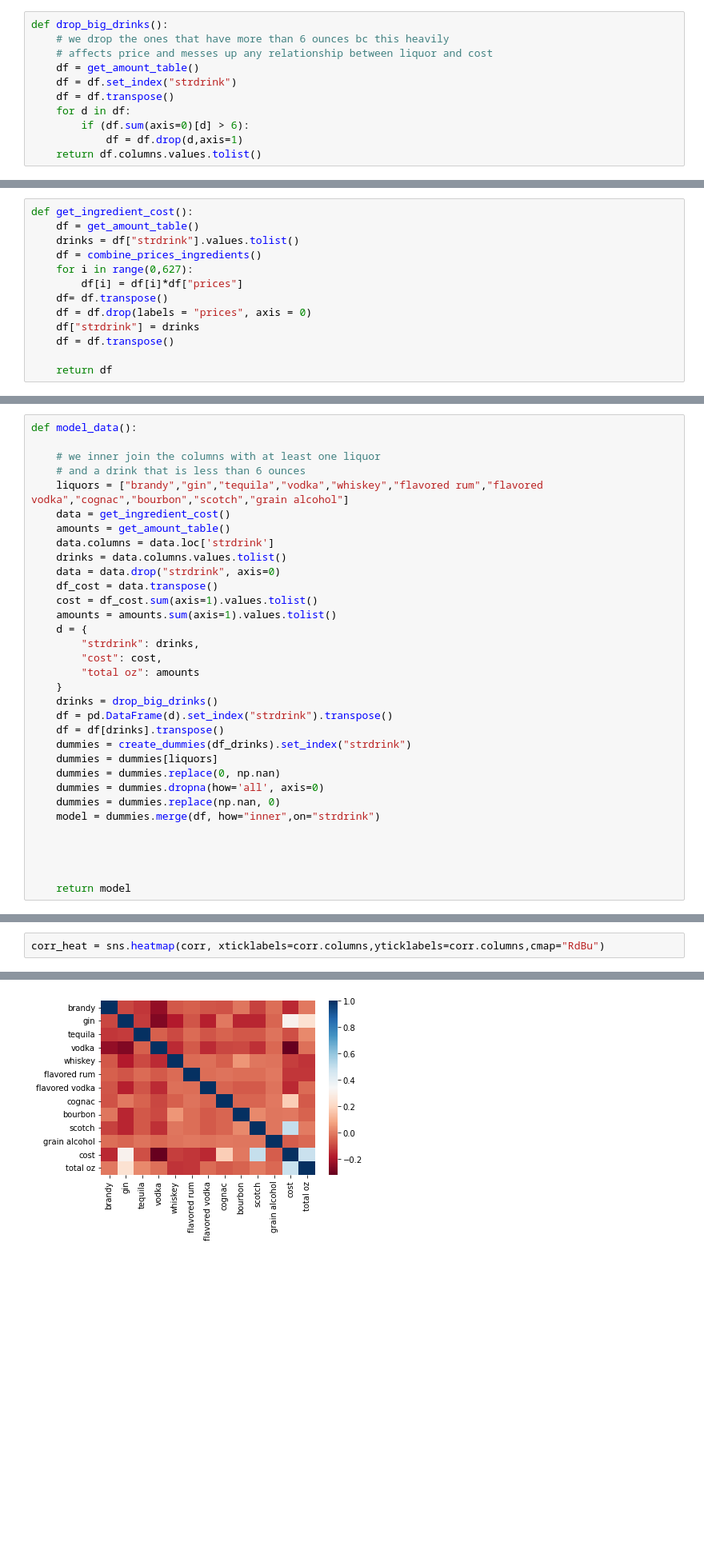
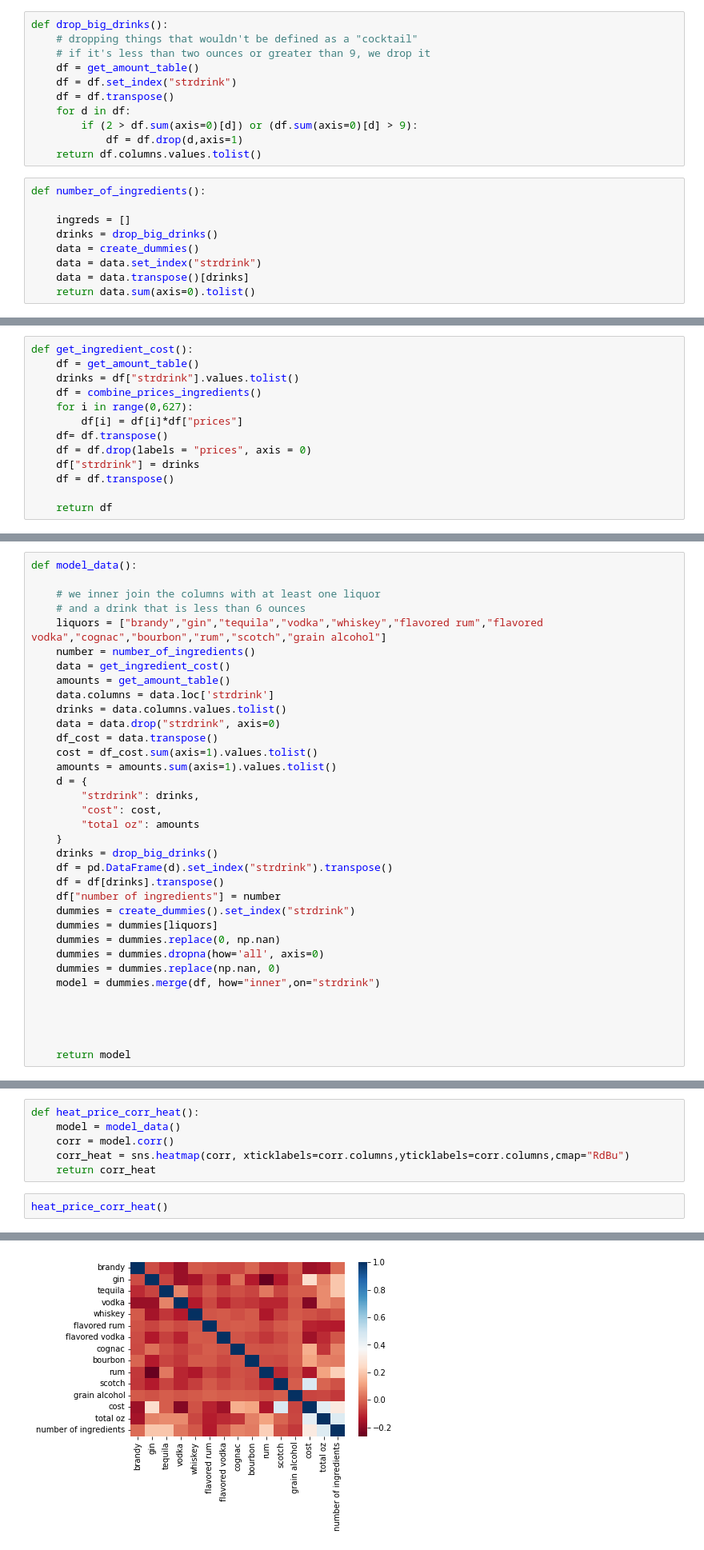
Before and after one commit to ElliottMetzler/the-manhattan-project, a Jupyter notebook: code/drink_costs.ipynb, the cells around one changed output, grey strips where cells are left out. Shown at 80% size. Drawn from its saved outputs; the diff is of its cells as text; blank space fills up the shorter version.

Commit message:
regression; # ingredients on liquor

```diff
--- a/code/drink_costs.ipynb
+++ b/code/drink_costs.ipynb
@@ -61,15 +61,24 @@ def get_amount_table():
     return combined_wide
 # %%
 def drop_big_drinks():
-    # we drop the ones that have more than 6 ounces bc this heavily
-    # affects price and messes up any relationship between liquor and cost
+    # dropping things that wouldn't be defined as a "cocktail"
+    # if it's less than two ounces or greater than 9, we drop it
     df = get_amount_table()
     df = df.set_index("strdrink")
     df = df.transpose()
     for d in df:
-        if (df.sum(axis=0)[d] > 6):
+        if (2 > df.sum(axis=0)[d]) or (df.sum(axis=0)[d] > 9):
             df = df.drop(d,axis=1)
     return df.columns.values.tolist()
+# %%
+def number_of_ingredients():
+
+    ingreds = []
+    drinks = drop_big_drinks()
+    data = create_dummies()
+    data = data.set_index("strdrink")
+    data = data.transpose()[drinks]
+    return data.sum(axis=0).tolist()
 # %%
 def prices_list():
 
@@ -118,7 +127,8 @@ def model_data():
 
     # we inner join the columns with at least one liquor
     # and a drink that is less than 6 ounces
-    liquors = ["brandy","gin","tequila","vodka","whiskey","flavored rum","flavored vodka","cognac","bourbon","scotch","grain alcohol"]
+    liquors = ["brandy","gin","tequila","vodka","whiskey","flavored rum","flavored vodka","cognac","bourbon","rum","scotch","grain alcohol"]
+    number = number_of_ingredients()
     data = get_ingredient_cost()
     amounts = get_amount_table()
     data.columns = data.loc['strdrink']
@@ -135,7 +145,8 @@ def model_data():
     drinks = drop_big_drinks()
     df = pd.DataFrame(d).set_index("strdrink").transpose()
     df = df[drinks].transpose()
-    dummies = create_dummies(df_drinks).set_index("strdrink")
+    df["number of ingredients"] = number
+    dummies = create_dummies().set_index("strdrink")
     dummies = dummies[liquors]
     dummies = dummies.replace(0, np.nan)
     dummies = dummies.dropna(how='all', axis=0)
@@ -169,3 +178,9 @@ corr
+# %%
+def heat_price_corr_heat():
+    model = model_data()
+    corr = model.corr()
+    corr_heat = sns.heatmap(corr, xticklabels=corr.columns,yticklabels=corr.columns,cmap="RdBu")
+    return corr_heat
 # %%
-corr_heat = sns.heatmap(corr, xticklabels=corr.columns,yticklabels=corr.columns,cmap="RdBu")
+heat_price_corr_heat()
 # %% [output]
@@ -172 +188 @@ corr_heat = sns.heatmap(corr, xticklabels=corr.columns,yticklabels=corr.columns,
-[figure, old version]
+[figure, new version]
```
Also changed, not shown: parts of 17 cells of this notebook.
